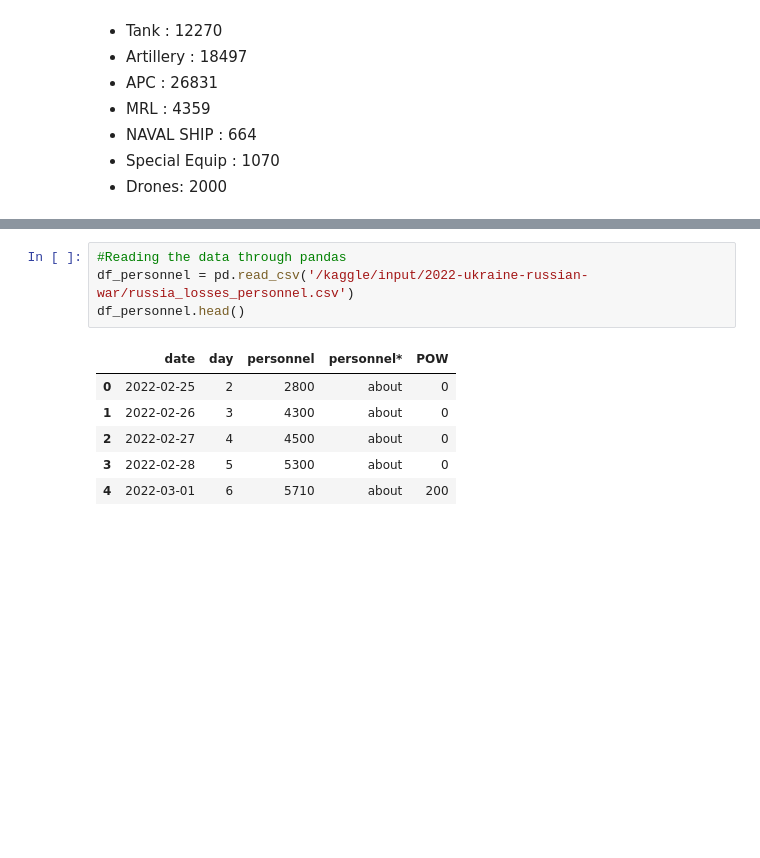
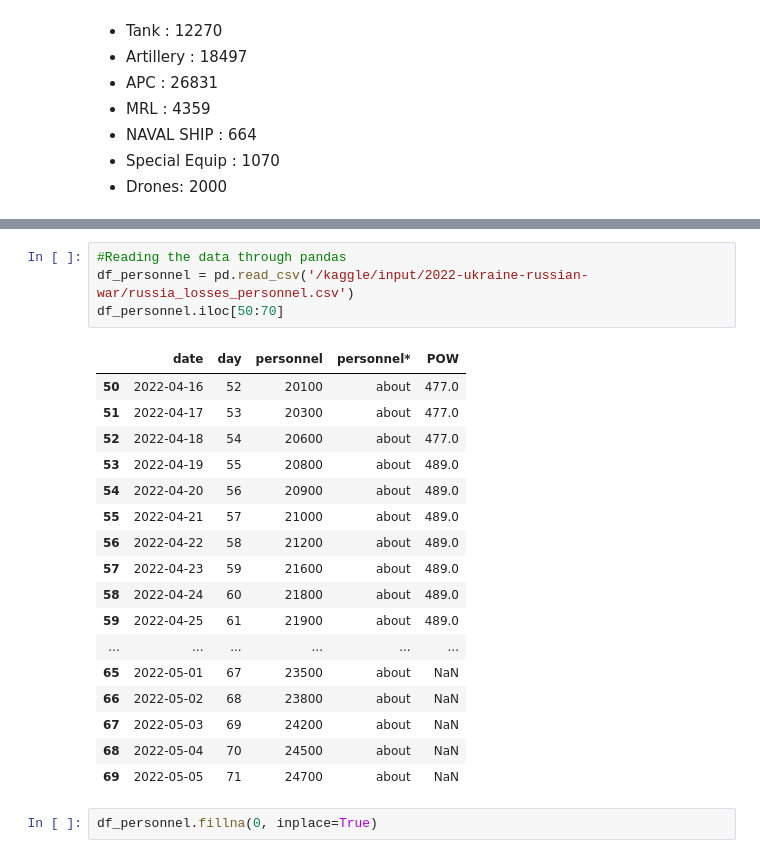
Before and after one commit to DhanushNarayanan7/Ukraine-Russia-Analysis, a Jupyter notebook: Ukraine_Russia_2022_Analysis.ipynb, the cells around one changed output, grey strips where cells are left out. Drawn from its saved outputs; the diff is of its cells as text; blank space fills up the shorter version.

```diff
--- a/Ukraine_Russia_2022_Analysis.ipynb
+++ b/Ukraine_Russia_2022_Analysis.ipynb
@@ -311,14 +294,27 @@ plt.show()
 # %%
 #Reading the data through pandas
 df_personnel = pd.read_csv('/kaggle/input/2022-ukraine-russian-war/russia_losses_personnel.csv')
-df_personnel.head()
+df_personnel.iloc[50:70]
 # %% [output]
 |  | date | day | personnel | personnel* | POW |
-| 0 | 2022-02-25 | 2 | 2800 | about | 0 |
-| 1 | 2022-02-26 | 3 | 4300 | about | 0 |
-| 2 | 2022-02-27 | 4 | 4500 | about | 0 |
-| 3 | 2022-02-28 | 5 | 5300 | about | 0 |
-| 4 | 2022-03-01 | 6 | 5710 | about | 200 |
+| 50 | 2022-04-16 | 52 | 20100 | about | 477.0 |
+| 51 | 2022-04-17 | 53 | 20300 | about | 477.0 |
+| 52 | 2022-04-18 | 54 | 20600 | about | 477.0 |
+| 53 | 2022-04-19 | 55 | 20800 | about | 489.0 |
+| 54 | 2022-04-20 | 56 | 20900 | about | 489.0 |
+| 55 | 2022-04-21 | 57 | 21000 | about | 489.0 |
+| 56 | 2022-04-22 | 58 | 21200 | about | 489.0 |
+| 57 | 2022-04-23 | 59 | 21600 | about | 489.0 |
+| 58 | 2022-04-24 | 60 | 21800 | about | 489.0 |
+| 59 | 2022-04-25 | 61 | 21900 | about | 489.0 |
+| ... | ... | ... | ... | ... | ... |
+| 65 | 2022-05-01 | 67 | 23500 | about | NaN |
+| 66 | 2022-05-02 | 68 | 23800 | about | NaN |
+| 67 | 2022-05-03 | 69 | 24200 | about | NaN |
+| 68 | 2022-05-04 | 70 | 24500 | about | NaN |
+| 69 | 2022-05-05 | 71 | 24700 | about | NaN |
+# %%
+df_personnel.fillna(0, inplace=True)
 # %%
 df_personnel.describe()
 # %% [output]
```
Also changed, not shown: parts of 18 cells of this notebook.
